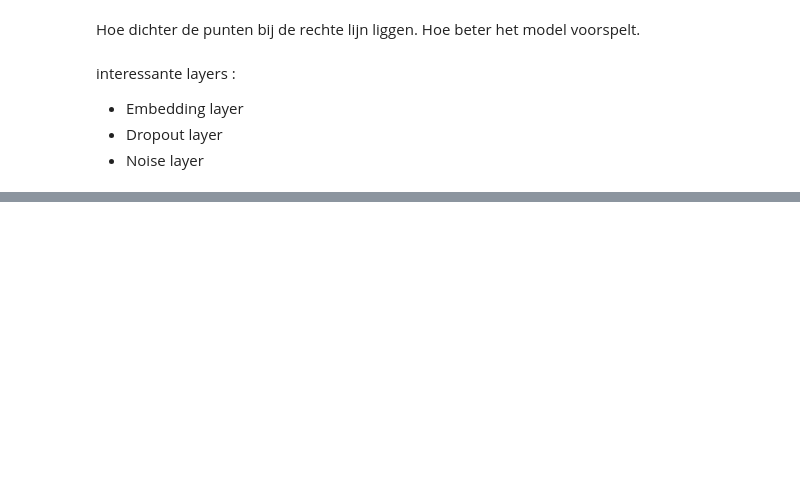
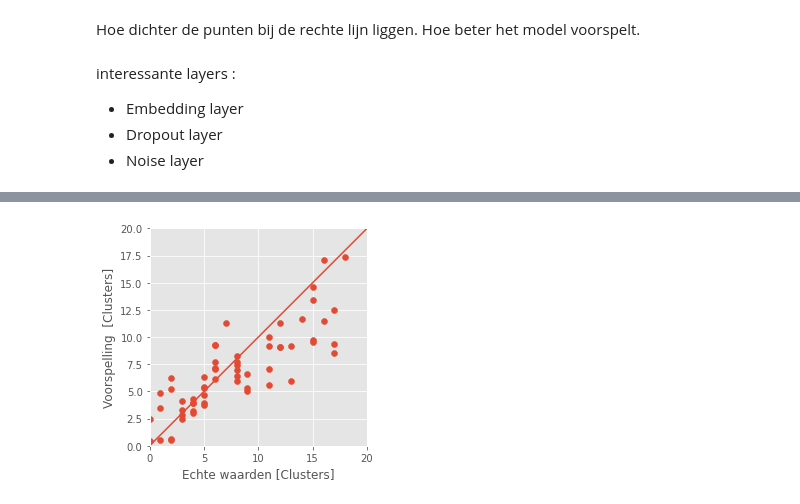
Before and after one commit to annevogel13/Smartie, a Jupyter notebook: TF-Model/TF-Model_V1.ipynb, the cells around one changed output, grey strips where cells are left out. Cells and saved outputs as stored; diff of their text form; code cells hidden in the pictures; blank space fills up the shorter version.

```diff
--- a/TF-Model/TF-Model_V1.ipynb
+++ b/TF-Model/TF-Model_V1.ipynb
@@ -297,0 +547,12 @@ model2.evaluate(test_features, test_labels, verbose=0)
+# %%
+test_predictions3 = model3.predict(test_features).flatten()
+
+a = plt.axes(aspect='equal')
+plt.scatter(test_labels, test_predictions3)
+plt.xlabel('Echte waarden [Clusters]')
+plt.ylabel('Voorspelling  [Clusters]')
+lims = [0, 20] # clusters lopen van 0 tot 19
+plt.xlim(lims)
+plt.ylim(lims)
+_ = plt.plot(lims, lims)
+# %% [output]
@@ -297,0 +560 @@ model2.evaluate(test_features, test_labels, verbose=0)
+[figure, added]
```
Also changed, not shown: parts of 29 cells of this notebook.
